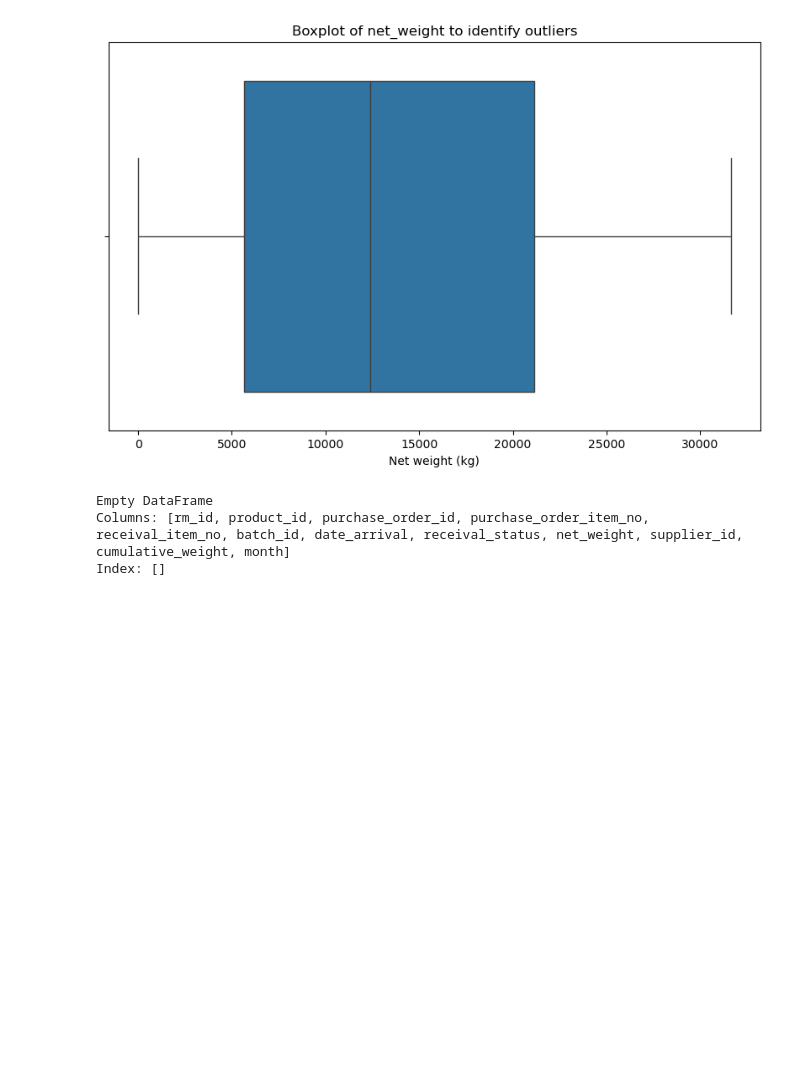
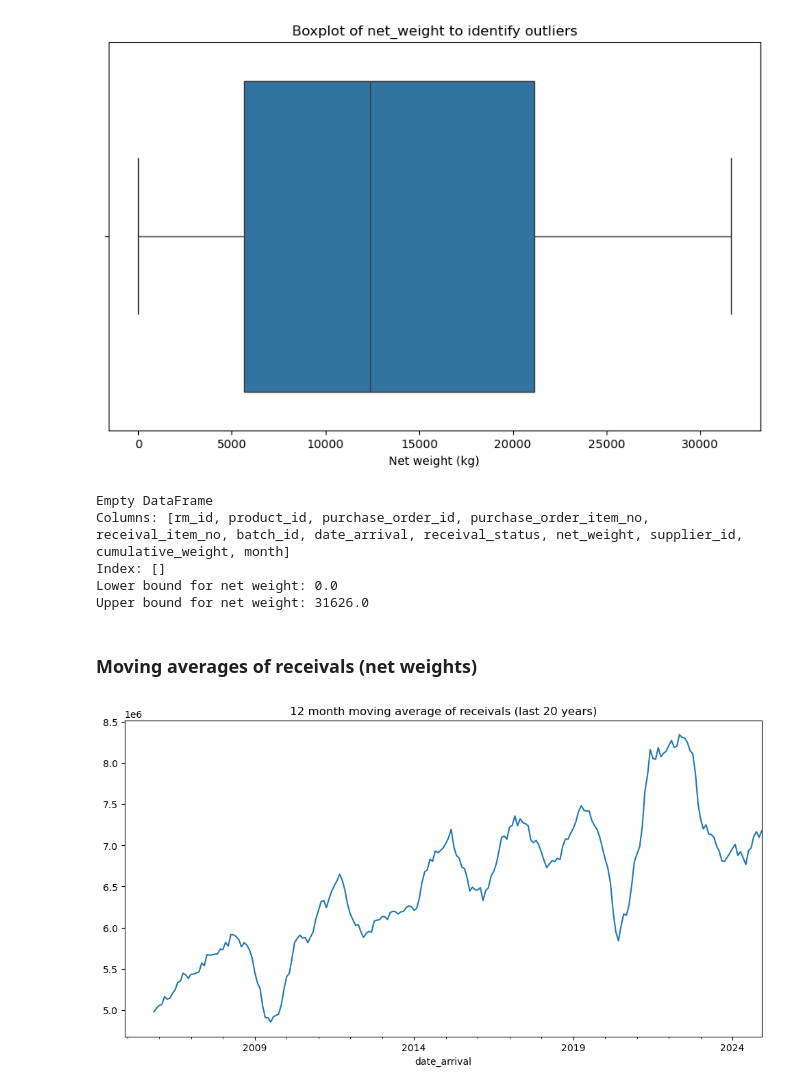
Before and after one commit to almaanthonisen/TDT4173-Machine-Learning, a Jupyter notebook: notebooks/dev/EDA.ipynb, the cells around one changed output. Drawn from its saved outputs; the diff is of its cells as text; code cells hidden in the pictures; blank space fills up the shorter version.

```diff
--- a/notebooks/dev/EDA.ipynb
+++ b/notebooks/dev/EDA.ipynb
@@ -350,7 +395,25 @@ outliers = receivals[
     (receivals["net_weight"] > Q3 + 1.5 * IQR)
 ]
 print(outliers.head())
+
+print("Lower bound for net weight:", receivals["net_weight"].min())
+print("Upper bound for net weight:", receivals["net_weight"].max())
 # %% [output]
 Empty DataFrame
 Columns: [rm_id, product_id, purchase_order_id, purchase_order_item_no, receival_item_no, batch_id, date_arrival, receival_status, net_weight, supplier_id, cumulative_weight, month]
 Index: []
+Lower bound for net weight: 0.0
+Upper bound for net weight: 31626.0
+# %% [markdown]
+### Moving averages of receivals (net weights)
+# %%
+monthly = receivals.groupby(receivals["date_arrival"].dt.to_period("M"))["net_weight"].sum()
+monthly = monthly.to_timestamp()
+
+last_20 = monthly[monthly.index >= (monthly.index.max() - pd.DateOffset(years=20))]
+
+last_20.rolling(12).mean().plot(figsize=(12,6))
+plt.title("12 month moving average of receivals (last 20 years)")
+plt.show()
+# %% [output]
+[figure, added]
```
Also changed, not shown: parts of 12 cells of this notebook, 1 other file.
